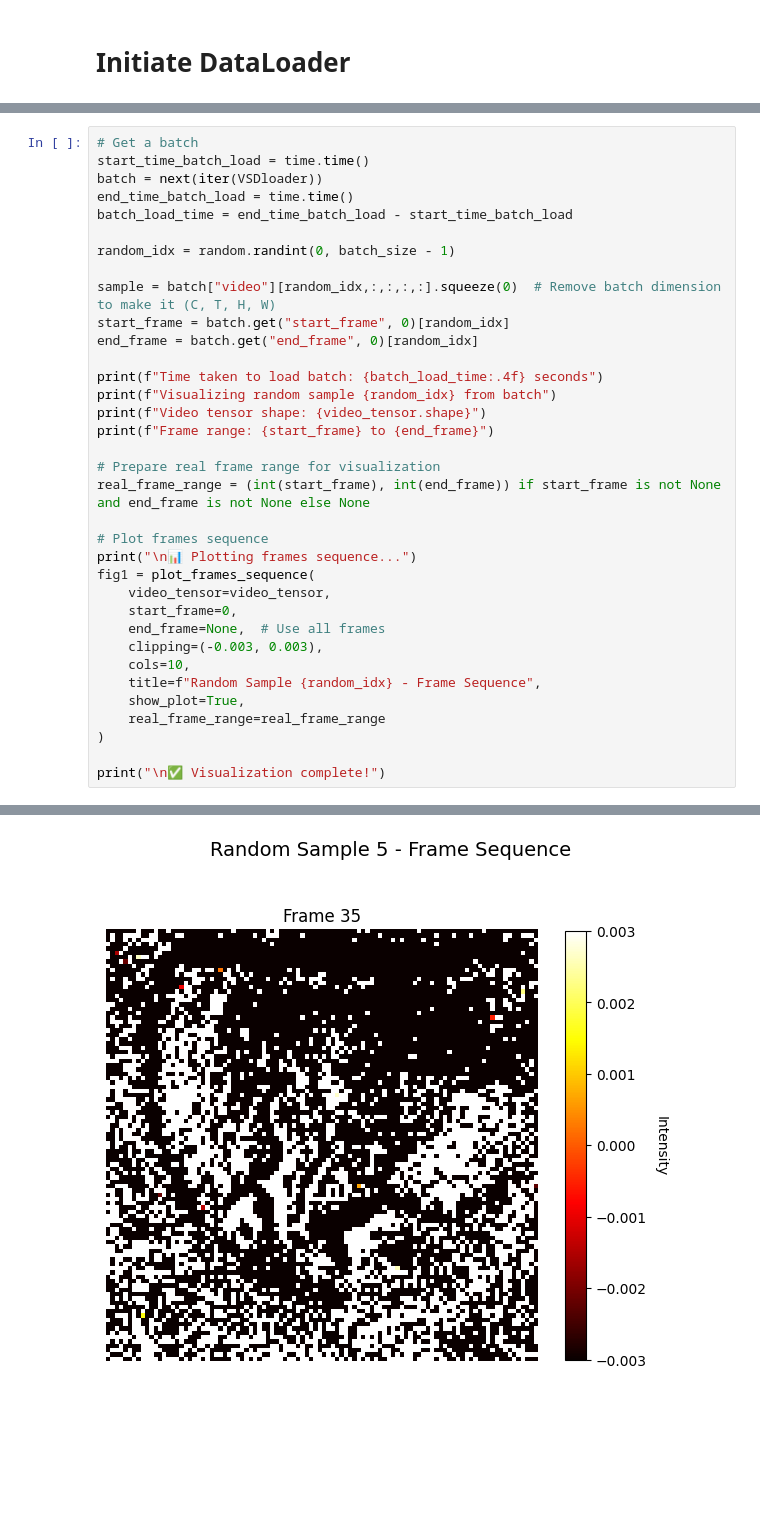
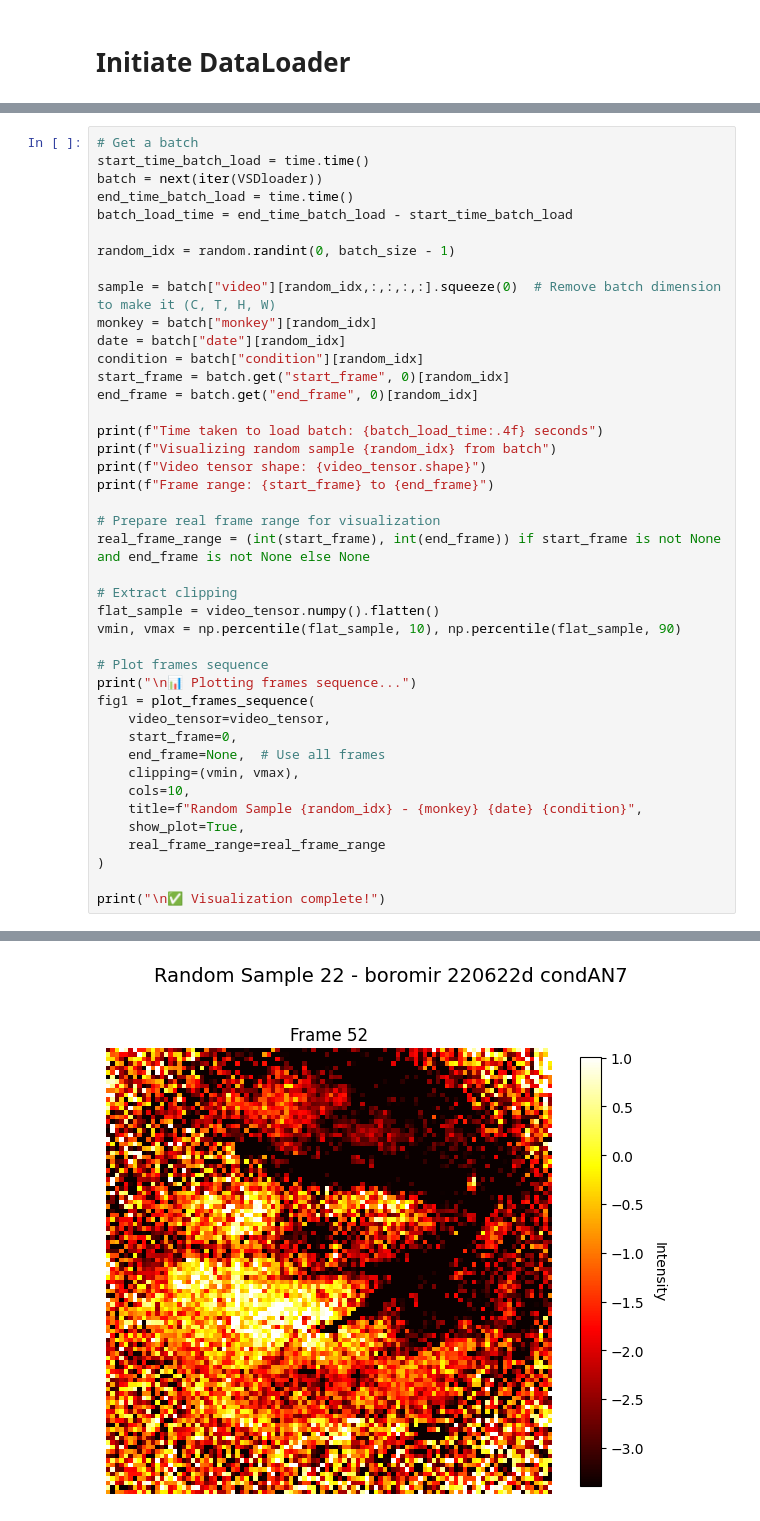
Before and after one commit to ossnat/VSD_foundation_model, a Jupyter notebook: scripts/SampleDatasetAndDataloader.ipynb, the cells around one changed output, grey strips where cells are left out. Saved outputs shown, nothing was run; the diff lists cells and outputs as text; blank space fills up the shorter version.

```diff
--- a/scripts/SampleDatasetAndDataloader.ipynb
+++ b/scripts/SampleDatasetAndDataloader.ipynb
@@ -152,6 +160,9 @@ batch_load_time = end_time_batch_load - start_time_batch_load
 random_idx = random.randint(0, batch_size - 1)
 
 sample = batch["video"][random_idx,:,:,:,:].squeeze(0)  # Remove batch dimension to make it (C, T, H, W)
+monkey = batch["monkey"][random_idx]
+date = batch["date"][random_idx]
+condition = batch["condition"][random_idx]
 start_frame = batch.get("start_frame", 0)[random_idx]
 end_frame = batch.get("end_frame", 0)[random_idx]
 
@@ -163,15 +174,19 @@ print(f"Frame range: {start_frame} to {end_frame}")
 # Prepare real frame range for visualization
 real_frame_range = (int(start_frame), int(end_frame)) if start_frame is not None and end_frame is not None else None
 
+# Extract clipping
+flat_sample = video_tensor.numpy().flatten()
+vmin, vmax = np.percentile(flat_sample, 10), np.percentile(flat_sample, 90)
+
 # Plot frames sequence
 print("\n📊 Plotting frames sequence...")
 fig1 = plot_frames_sequence(
     video_tensor=video_tensor,
     start_frame=0,
     end_frame=None,  # Use all frames
-    clipping=(-0.003, 0.003),
+    clipping=(vmin, vmax),
     cols=10,
-    title=f"Random Sample {random_idx} - Frame Sequence",
+    title=f"Random Sample {random_idx} - {monkey} {date} {condition}",
     show_plot=True,
     real_frame_range=real_frame_range
 )
@@ -185,4 +200,4 @@ Frame range: 35 to 35
 
 📊 Plotting frames sequence...
-[figure, old version]
+[figure, new version]
 ✅ Visualization complete!
```
Also changed, not shown: parts of 3 cells of this notebook.
